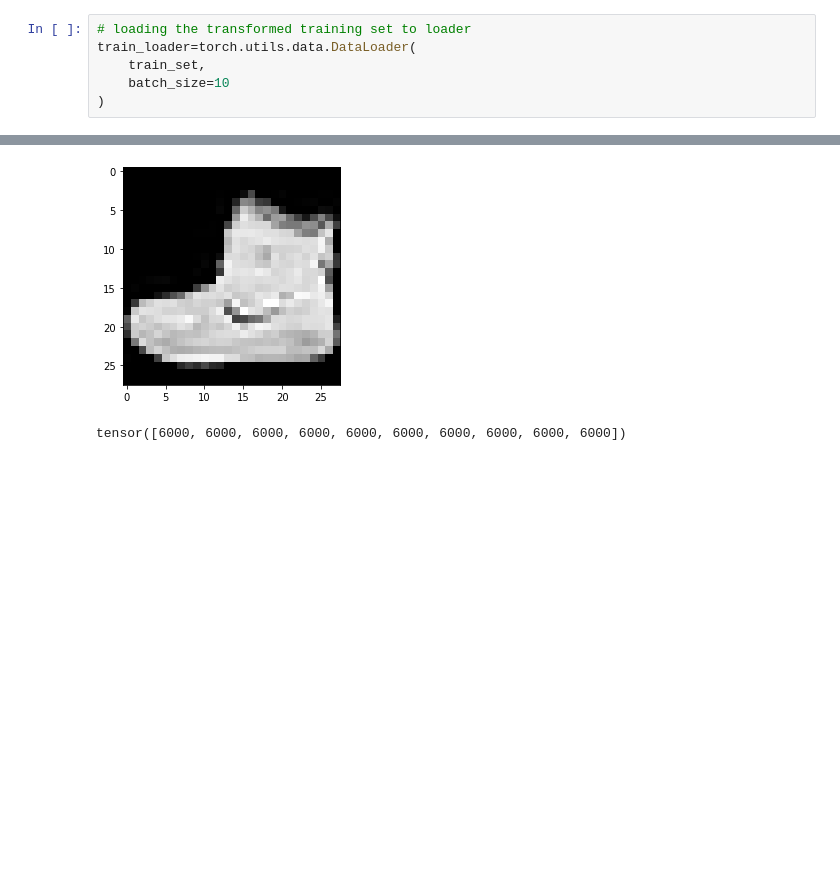
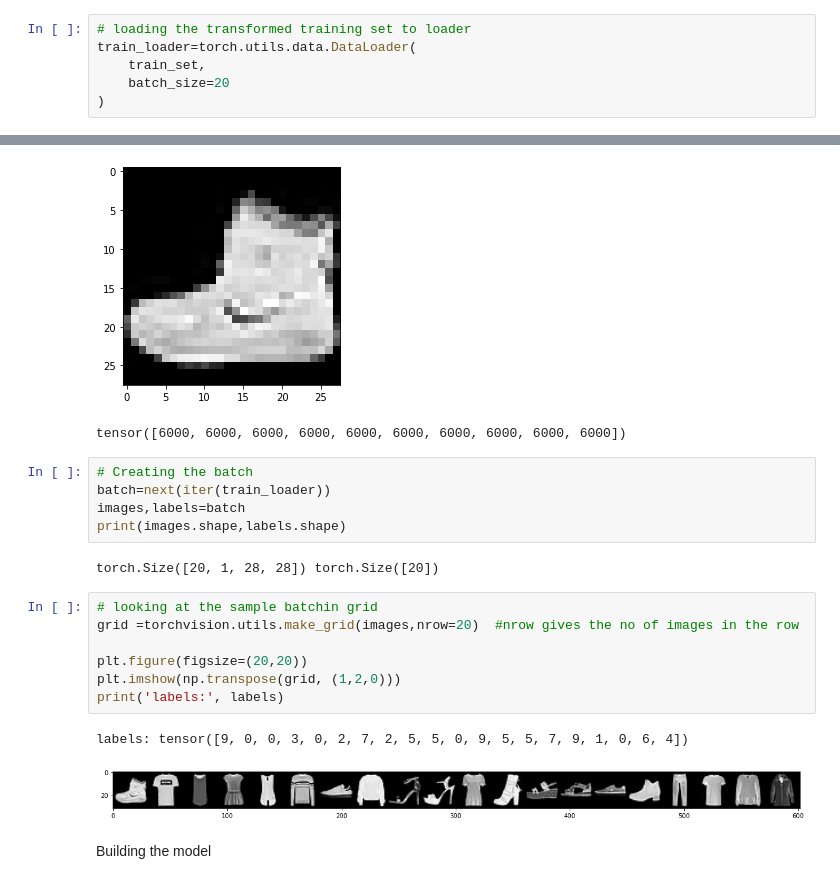
Before and after one commit to favasmfsm/Fashion_MNIST, a Jupyter notebook: FMNIST.ipynb, the cells around one changed output, grey strips where cells are left out. Drawn from its saved outputs; the diff is of its cells as text; blank space fills up the shorter version.

```diff
--- a/FMNIST.ipynb
+++ b/FMNIST.ipynb
@@ -40,7 +41,7 @@ Extracting ./data/FashionMNIST/FashionMNIST/raw/t10k-labels-idx1-ubyte.gz to ./d
 # loading the transformed training set to loader
 train_loader=torch.utils.data.DataLoader(
     train_set,
-    batch_size=10
+    batch_size=20
 )
 # %%
 # Check the basics of the data set
@@ -67,3 +68,22 @@ label 9
 # %%
 # %% [output]
 tensor([6000, 6000, 6000, 6000, 6000, 6000, 6000, 6000, 6000, 6000])
+# %%
+# Creating the batch
+batch=next(iter(train_loader))
+images,labels=batch
+print(images.shape,labels.shape)
+# %% [output]
+torch.Size([20, 1, 28, 28]) torch.Size([20])
+# %%
+# looking at the sample batchin grid
+grid =torchvision.utils.make_grid(images,nrow=20)  #nrow gives the no of images in the row
+
+plt.figure(figsize=(20,20))
+plt.imshow(np.transpose(grid, (1,2,0)))
+print('labels:', labels)
+# %% [output]
+labels: tensor([9, 0, 0, 3, 0, 2, 7, 2, 5, 5, 0, 9, 5, 5, 7, 9, 1, 0, 6, 4])
+[figure, added]
+# %% [markdown]
+Building the model
```
Also changed, not shown: parts of 3 cells of this notebook.
